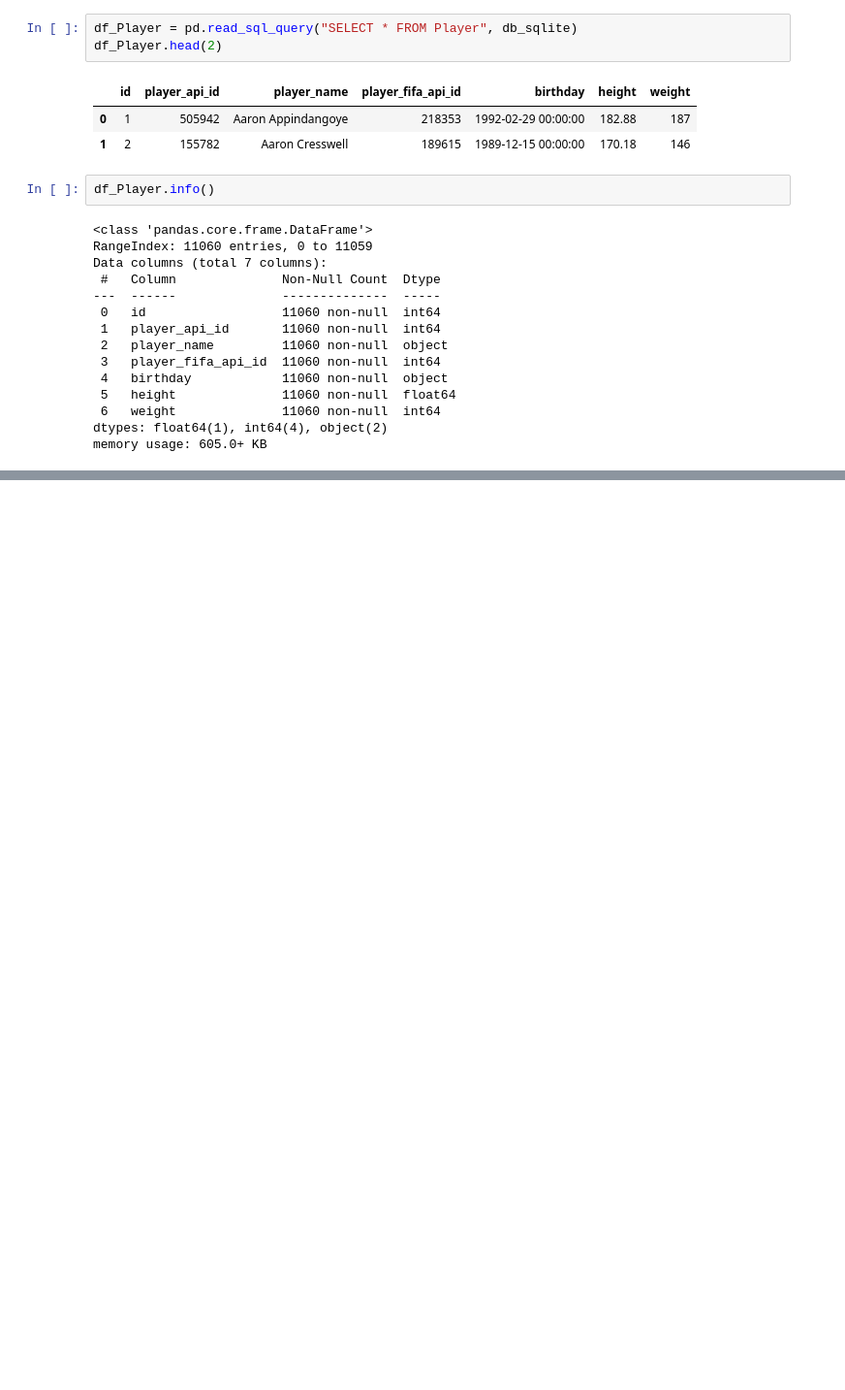
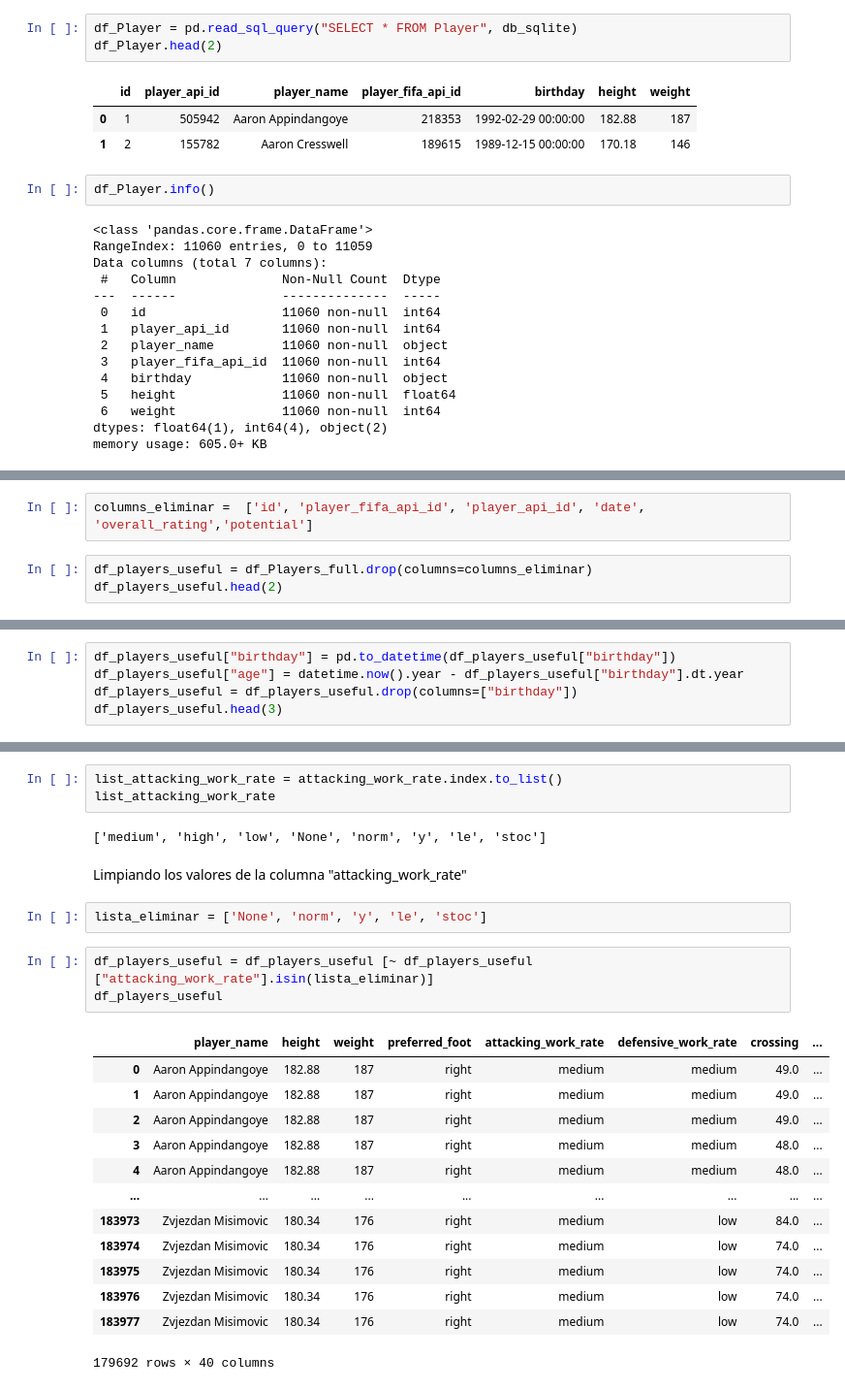
Before and after one commit to abelito89/uefa_champions_league, a Jupyter notebook: notebooks/analisis.ipynb, the cells around one changed output, grey strips where cells are left out. Shown at 97% size. Drawn from its saved outputs; the diff is of its cells as text; blank space fills up the shorter version.

```diff
--- a/notebooks/analisis.ipynb
+++ b/notebooks/analisis.ipynb
@@ -101,0 +119,5 @@ df_Match.head(2)
+# %%
+columns_eliminar =  ['id', 'player_fifa_api_id', 'player_api_id', 'date', 'overall_rating','potential']
+# %%
+df_players_useful = df_Players_full.drop(columns=columns_eliminar)
+df_players_useful.head(2)
@@ -109,0 +169,5 @@ memory usage: 22.8+ MB
+# %%
+df_players_useful["birthday"] = pd.to_datetime(df_players_useful["birthday"])
+df_players_useful["age"] = datetime.now().year - df_players_useful["birthday"].dt.year
+df_players_useful = df_players_useful.drop(columns=["birthday"])
+df_players_useful.head(3)
@@ -109,0 +200,26 @@ memory usage: 22.8+ MB
+# %%
+list_attacking_work_rate = attacking_work_rate.index.to_list()
+list_attacking_work_rate
+# %% [output]
+['medium', 'high', 'low', 'None', 'norm', 'y', 'le', 'stoc']
+# %% [markdown]
+Limpiando los valores de la columna "attacking_work_rate"
+# %%
+lista_eliminar = ['None', 'norm', 'y', 'le', 'stoc']
+# %%
+df_players_useful = df_players_useful [~ df_players_useful ["attacking_work_rate"].isin(lista_eliminar)]
+df_players_useful
+# %% [output]
+|  | player_name | height | weight | preferred_foot | attacking_work_rate | defensive_work_rate | crossing | ... |
+| 0 | Aaron Appindangoye | 182.88 | 187 | right | medium | medium | 49.0 | ... |
+| 1 | Aaron Appindangoye | 182.88 | 187 | right | medium | medium | 49.0 | ... |
+| 2 | Aaron Appindangoye | 182.88 | 187 | right | medium | medium | 49.0 | ... |
+| 3 | Aaron Appindangoye | 182.88 | 187 | right | medium | medium | 48.0 | ... |
+| 4 | Aaron Appindangoye | 182.88 | 187 | right | medium | medium | 48.0 | ... |
+| ... | ... | ... | ... | ... | ... | ... | ... | ... |
+| 183973 | Zvjezdan Misimovic | 180.34 | 176 | right | medium | low | 84.0 | ... |
+| 183974 | Zvjezdan Misimovic | 180.34 | 176 | right | medium | low | 74.0 | ... |
+| 183975 | Zvjezdan Misimovic | 180.34 | 176 | right | medium | low | 74.0 | ... |
+| 183976 | Zvjezdan Misimovic | 180.34 | 176 | right | medium | low | 74.0 | ... |
+| 183977 | Zvjezdan Misimovic | 180.34 | 176 | right | medium | low | 74.0 | ... |
+179692 rows × 40 columns
```
Also changed, not shown: parts of 17 cells of this notebook, 1 other file.
